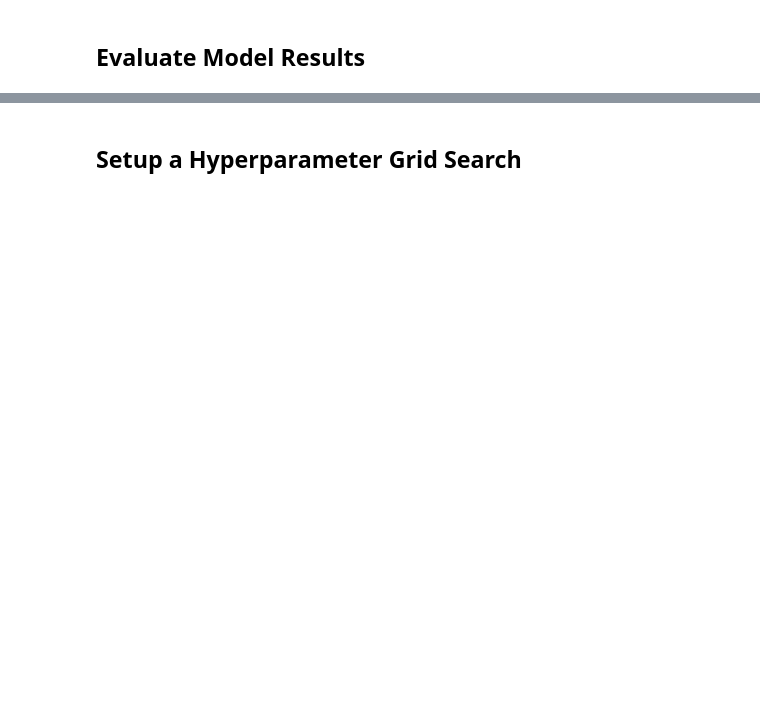
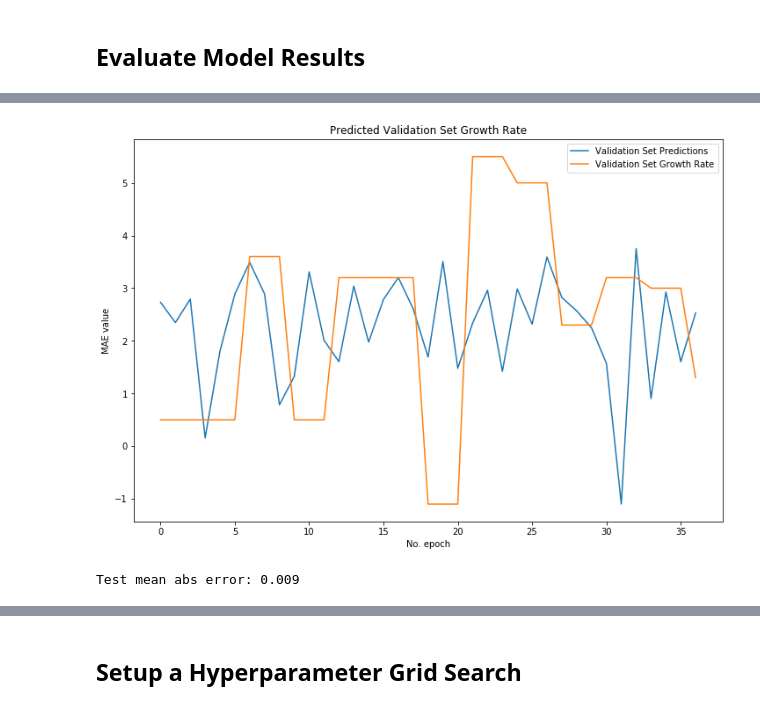
Before and after one commit to schkotty/Data-Science, a Jupyter notebook: GDP-Predictor/GDP-Regression-NN.ipynb, the cells around one changed output, grey strips where cells are left out. Drawn from its saved outputs; the diff is of its cells as text; code cells hidden in the pictures; blank space fills up the shorter version.

```diff
--- a/GDP-Predictor/GDP-Regression-NN.ipynb
+++ b/GDP-Predictor/GDP-Regression-NN.ipynb
@@ -420,0 +410,22 @@ plt.show()
+# %%
+# Look at the predicted GDP growth rate vs the training growth rates
+plt.plot(predictions_val*100.0, label='Validation Set Predictions')
+plt.plot((y_val_rate.to_numpy())*100.0, label='Validation Set Growth Rate')
+plt.title('Predicted Validation Set Growth Rate')
+plt.ylabel('MAE value')
+plt.xlabel('No. epoch')
+plt.legend(loc="upper right")
+fig = plt.gcf()
+fig.set_size_inches(12,8)
+plt.show()
+# %% [output]
+[figure, added]
+# %%
+# Make predictions using test data.
+predictions_test = trained_model.predict(x_test_input)
+
+# Measure the mean absolute error for the test data.
+test_mean_abs_error = mean_absolute_error(y_test_rate, predictions_test)
+print('Test mean abs error: {0:0.3f}'.format(test_mean_abs_error))
+# %% [output]
+Test mean abs error: 0.009
```
Also changed, not shown: parts of 21 cells of this notebook, 2 other files.
